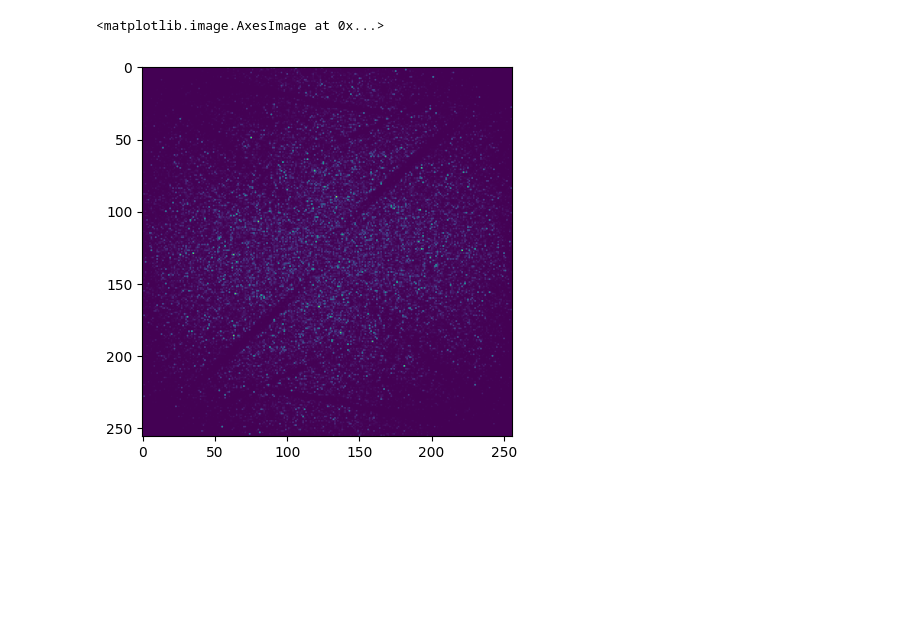
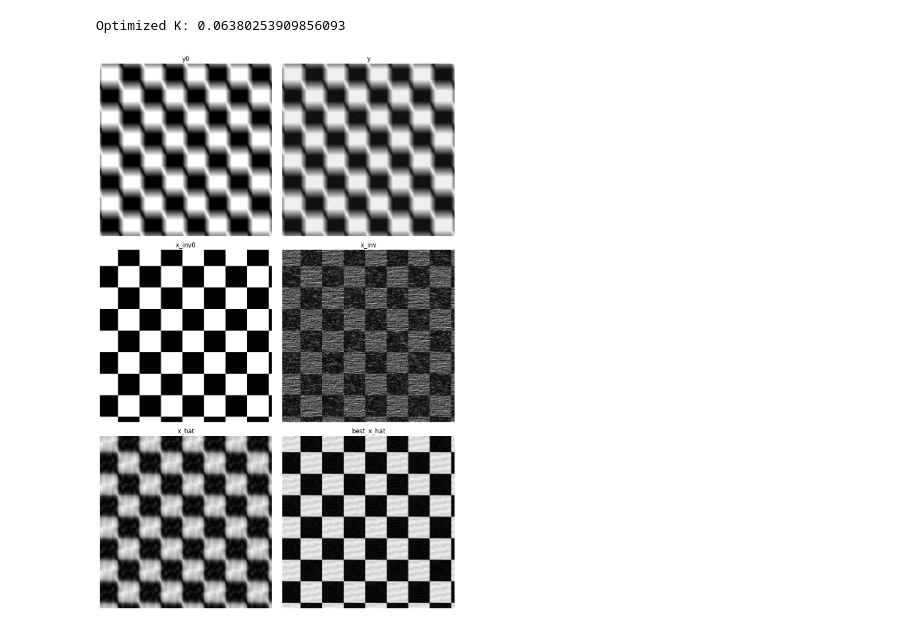
Before and after one commit to andriotis/dip-3, a Jupyter notebook: lab.ipynb, the cells around one changed output. Drawn from its saved outputs; the diff is of its cells as text; code cells hidden in the pictures; blank space fills up the shorter version.

```diff
--- a/lab.ipynb
+++ b/lab.ipynb
@@ -45,18 +4,0 @@ show_img(x, "Original Image")
-# %%
-white_noise_level = 0.01
-length = 40
-angle = 30
-
-v = white_noise_level * np.random.randn(*x.shape)
-h = hw3_helper_utils.create_motion_blur_filter(length=length, angle=angle)
-y = convolve(x, h, mode="wrap") + v
-
-Sv = np.abs(np.fft.fft2(v)) ** 2
-Sx = np.abs(np.fft.fft2(x)) ** 2
-
-x_hat_no_K = my_wiener_filter(y=y, h=h, K=np.inf, Sv=Sv, Sx=Sx, use_K=False)
-x_hat_with_K = my_wiener_filter(y=y, h=h, K=1e5, Sv=Sv, Sx=Sx, use_K=True)
-
-show_img(y, "Noisy Image")
-show_img(x_hat_no_K, "Wiener Filter without K")
-show_img(x_hat_with_K, "Wiener Filter with K")
@@ -67,6 +4,0 @@ show_img(x_hat_with_K, "Wiener Filter with K")
-# %%
-ratio = Sv / Sx
-plt.imshow(np.log(ratio + 1))
-# %% [output]
-<matplotlib.image.AxesImage at 0x...>
-[figure, removed]
@@ -72,0 +69,26 @@ plt.imshow(np.log(ratio + 1))
+# %%
+image_path = "data/checkerboard.tif"
+x, y0, y, h, v = generate_noisy_image(
+    image_path=image_path, noise_level=0.02, length=20, angle=30
+)
+
+K_init = 1e-3
+lr = 1e-3
+K_opt, snr_history = gradient_descent_optimize_K_SNR(y, h, K_init, lr)
+
+print(f"Optimized K: {K_opt}")
+
+Sx = np.abs(fft2(x)) ** 2
+Sv = np.abs(fft2(v)) ** 2
+
+x_inv0 = my_inverse_filter(y=y0, h=h)
+x_inv = my_inverse_filter(y=y, h=h)
+best_x_hat = my_best_wiener_filter(y=y, h=h, Sx=Sx, Sv=Sv)
+x_hat = my_wiener_filter(y=y, h=h, K=K_opt)
+
+images = [y0, y, x_inv0, x_inv, x_hat, best_x_hat]
+titles = ["y0", "y", "x_inv0", "x_inv", "x_hat", "best_x_hat"]
+show_images_grid(images, titles)
+# %% [output]
+Optimized K: 0.06380253909856093
+[figure, added]
```
Also changed, not shown: parts of 6 cells of this notebook, 2 other files.
